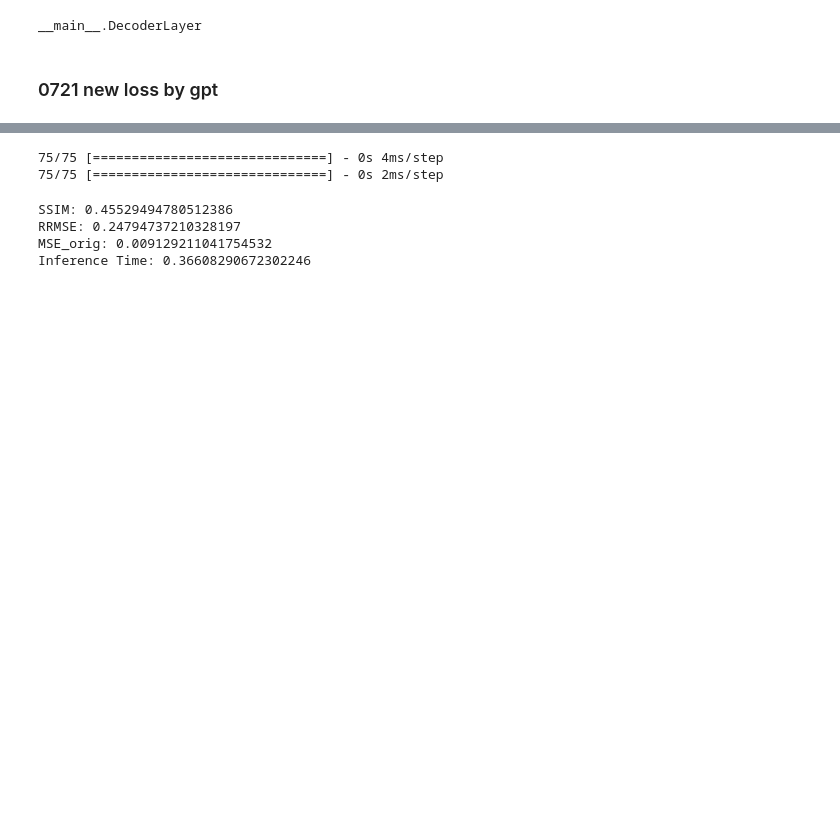
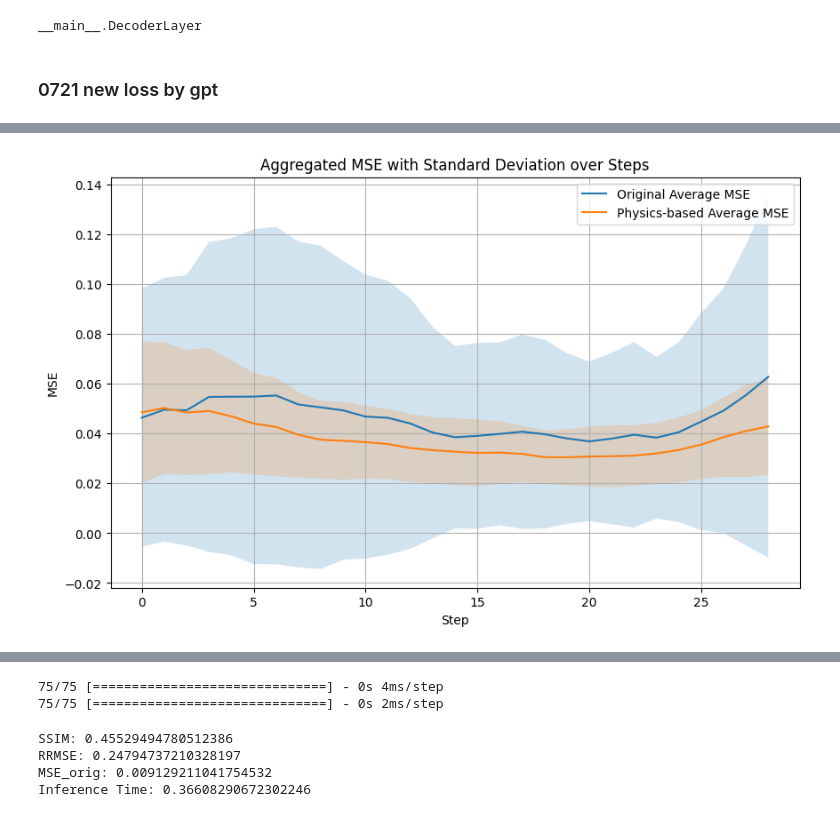
Before and after one commit to EdWangLoDaSc/DSOVT, a Jupyter notebook: 0129.ipynb, the cells around one changed output, grey strips where cells are left out. Drawn from its saved outputs; the diff is of its cells as text; code cells hidden in the pictures; blank space fills up the shorter version.

```diff
--- a/0129.ipynb
+++ b/0129.ipynb
@@ -2049,0 +2186,84 @@ WARNING:tensorflow:Layer lstm_11 will not use cuDNN kernels since it doesn't mee
+# %%
+import numpy as np
+import matplotlib.pyplot as plt
+orig_model = tf.keras.models.load_model('/content/0121/orig_final_model.h5', custom_objects={
+    'calculate_relative_energy_error':calculate_relative_energy_error,
+})
+real_model = tf.keras.models.load_model('/content/0121/phy_final_model_best.h5', custom_objects={
+    'custom_loss': custom_loss,
+    'calculate_relative_energy_error':calculate_relative_energy_error,
+})
+def rolling_forecast(model, initial_input, y_true, steps_to_predict):
+    input_sequence = initial_input.reshape(1, -1, 512)  # Reshape to match LSTM input shape
+    predictions = []
+    mse_array = []
+
+    for i in range(steps_to_predict // 10):  # Since we're considering 5 steps at a time
+        next_steps = model.predict(input_sequence)
+        print(next_steps.shape)
+        next_steps_2d = next_steps.reshape(-1, 512)
+        predictions.extend(next_steps_2d)
+
+        mse = np.mean((next_steps_2d - y_true[10*i:10*(i+1)])**2, axis=1)  # Compute MSE for the current prediction block
+        mse_array.append(mse)
+
+        # Update the input sequence for the next prediction
+        input_sequence = next_steps#np.concatenate((input_sequence[:, 10:, :], next_steps), axis=1)
+
+    return np.array(predictions), np.array(mse_array)
+def prepare_test_data(x_val, y_val, i):
+    x_test_cu = x_val[290 + 300 * i:290 + 300 * i + 290, 0, :]
+    y_test_cu = y_val[290 + 300 * i:290 + 300 * i + 290, 0, :]
+    return x_test_cu, y_test_cu
+
+def evaluate_models(i, x_val, y_val, orig_model, real_model):
+    x_test_cu, y_test_cu = prepare_test_data(x_val, y_val, i)
+    initial_input = x_test_cu[:10]
+
+    _, mse = rolling_forecast(orig_model, initial_input, y_test_cu, len(y_test_cu))
+    _, mse_phy = rolling_forecast(real_model, initial_input, y_test_cu, len(y_test_cu))
+
+    return np.mean(mse), np.mean(mse_phy)
+
+all_mse_orig = []
+all_mse_phy = []
+
+# 收集每个数据集的MSE
+for i in range(14):
+    x_test_cu, y_test_cu = prepare_test_data(x_val, y_val, i)
+    initial_input = x_test_cu[:10]
+
+    _, mse = rolling_forecast(orig_model, initial_input, y_test_cu, len(y_test_cu))
+    _, mse_phy = rolling_forecast(real_model, initial_input, y_test_cu, len(y_test_cu))
+
+    average_mse_per_group = np.mean(mse, axis=1)
+    average_mse_per_phy = np.mean(mse_phy, axis=1)
+
+    all_mse_orig.append(average_mse_per_group)
+    all_mse_phy.append(average_mse_per_phy)
+
+# 计算汇总的平均值和标准差
+all_mse_orig = np.array(all_mse_orig)
+all_mse_phy = np.array(all_mse_phy)
+
+avg_mse_orig = np.mean(all_mse_orig, axis=0)
+std_mse_orig = np.std(all_mse_orig, axis=0)
+
+avg_mse_phy = np.mean(all_mse_phy, axis=0)
+std_mse_phy = np.std(all_mse_phy, axis=0)
+
+# 绘制汇总图表
+plt.figure(figsize=(10, 6))
+plt.plot(avg_mse_orig, label='Original Average MSE')
+plt.fill_between(range(len(avg_mse_orig)), avg_mse_orig - std_mse_orig, avg_mse_orig + std_mse_orig, alpha=0.2)
+
+plt.plot(avg_mse_phy, label='Physics-based Average MSE')
+plt.fill_between(range(len(avg_mse_phy)), avg_mse_phy - std_mse_phy, avg_mse_phy + std_mse_phy, alpha=0.2)
+
+plt.title('Aggregated MSE with Standard Deviation over Steps')
+plt.xlabel('Step')
+plt.ylabel('MSE')
+plt.legend(loc='upper right')
+plt.grid(True)
+plt.show()
+# %% [output]
@@ -2049,0 +2287 @@ WARNING:tensorflow:Layer lstm_11 will not use cuDNN kernels since it doesn't mee
+[figure, added]
```
Also changed, not shown: parts of 41 cells of this notebook.
